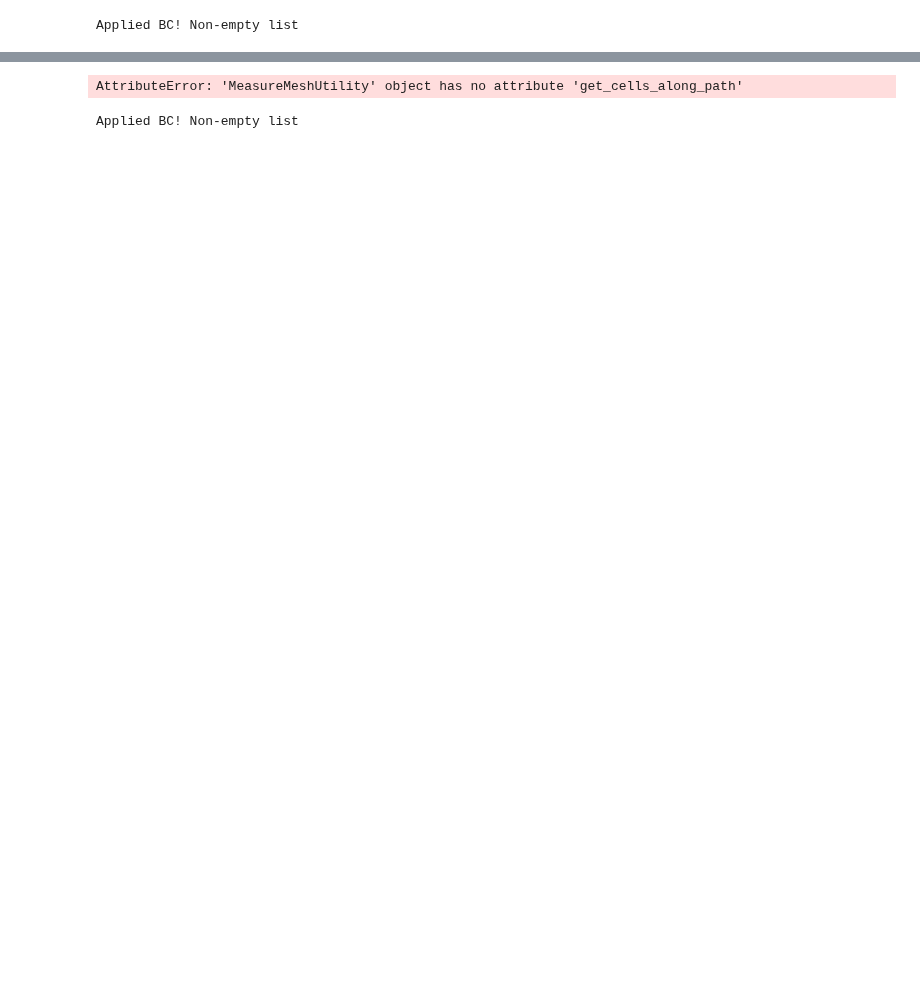
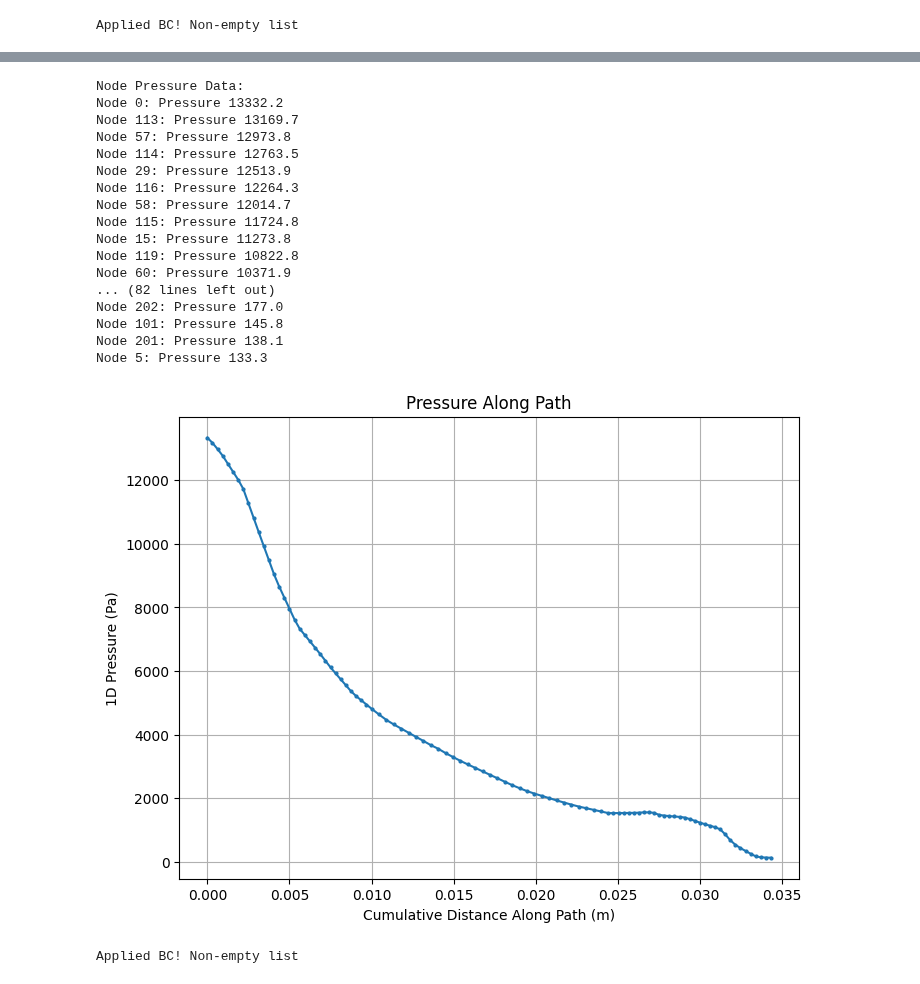
Before and after one commit to isosafrasaurus/multihepatic, a Jupyter notebook: 3d-1d.ipynb, the cells around one changed output, grey strips where cells are left out. Drawn from its saved outputs; the diff is of its cells as text; code cells hidden in the pictures; blank space fills up the shorter version.

```diff
--- a/3d-1d.ipynb
+++ b/3d-1d.ipynb
@@ -101,6 +78,24 @@ Visualizer.plot_with_boundaries(VTEST.uh1d, VTEST.uh3d)
 # %%
-Visualizer.plot_path_pressure(VTEST.uh1d, TEST_MESH.get_cells_along_path([0, 1, 3, 5]) )
+importlib.reload(Visualizer)
+Visualizer.plot_path_pressure(VTEST.uh1d, TEST_GRAPH, [0, 1, 3, 5])
 # %% [output]
-AttributeError: 'MeasureMeshUtility' object has no attribute 'get_cells_along_path'
+Node Pressure Data:
+Node 0: Pressure 13332.2
+Node 113: Pressure 13169.7
+Node 57: Pressure 12973.8
+Node 114: Pressure 12763.5
+Node 29: Pressure 12513.9
+Node 116: Pressure 12264.3
+Node 58: Pressure 12014.7
+Node 115: Pressure 11724.8
+Node 15: Pressure 11273.8
+Node 119: Pressure 10822.8
+Node 60: Pressure 10371.9
+... (82 lines left out)
+Node 202: Pressure 177.0
+Node 101: Pressure 145.8
+Node 201: Pressure 138.1
+Node 5: Pressure 133.3
+[figure, added]
 # %%
 import FEMSinkCubeFlux
```
Also changed, not shown: parts of 7 cells of this notebook, 2 other files.
